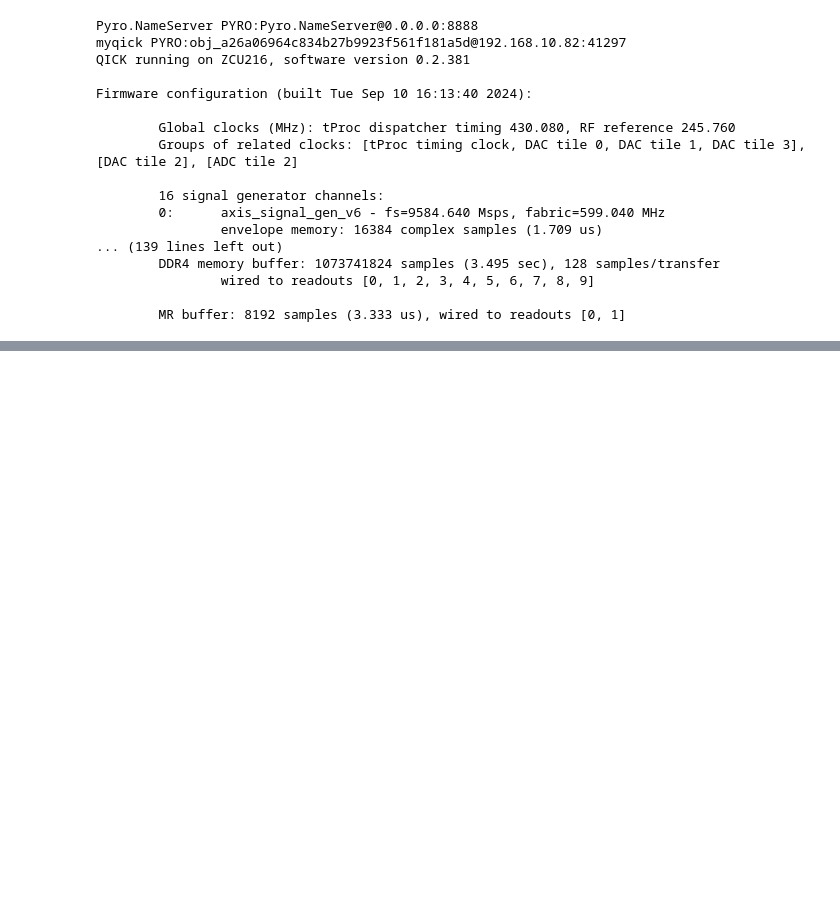
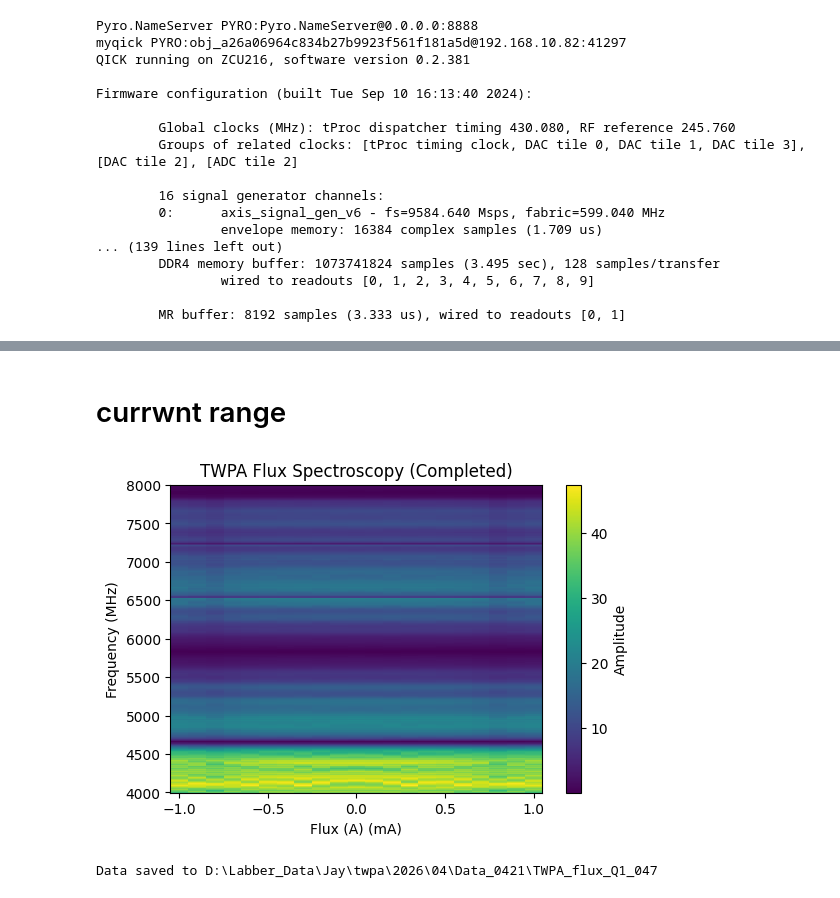
Before and after one commit to JayChien04717/SQC_soc, a Jupyter notebook: twpa.ipynb, the cells around one changed output, grey strips where cells are left out. Saved outputs shown, nothing was run; the diff lists cells and outputs as text; code cells hidden in the pictures; blank space fills up the shorter version.

```diff
--- a/twpa.ipynb
+++ b/twpa.ipynb
@@ -134,0 +111,38 @@ Experiment interrupted at 2 averages. Fit is based on partial data.
+# %% [markdown]
+# currwnt range
+# %%
+from qick_workspace.scrip.s002d_TWPA_flux import TWPAFlux
+
+
+START_FREQ = 4000  # [MHz]
+STOP_FREQ = 8000  # [MHz]
+STEPS = 601
+
+Start_flux = 1
+Stop_flux = -1
+Steps_flux = 21
+yoko_range = np.linspace(Start_flux, Stop_flux, Steps_flux) * 1e-3
+
+run_cfg = config_all.get_qubit(qubit)
+run_cfg.update(
+    [
+        ("steps", STEPS),
+        ("res_gain_ge", 1),
+        ("res_freq_ge", QickSweep1D("freqloop", START_FREQ, STOP_FREQ)),
+        ("relax_delay", 1),
+        ("yoko_range", yoko_range),
+    ]
+)
+
+twpa = TWPAFlux(run_cfg)
+###
+twpa.YOKO_CURRENT_RAMP_STEP = 10e-6
+twpa.YOKO_RAMP_INTERVAL = 0.01
+###
+twpa.run(
+    3, yoko_inst=yoko_connect, yoko_value=yoko_range, yoko_mode="current"
+)
+twpa.saveLabber(qubit, config_all=config_all)
+# %% [output]
+[figure, added]
+Data saved to D:\Labber_Data\Jay\twpa\2026\04\Data_0421\TWPA_flux_Q1_047
```
Also changed, not shown: parts of 18 cells of this notebook, 30 other files.
